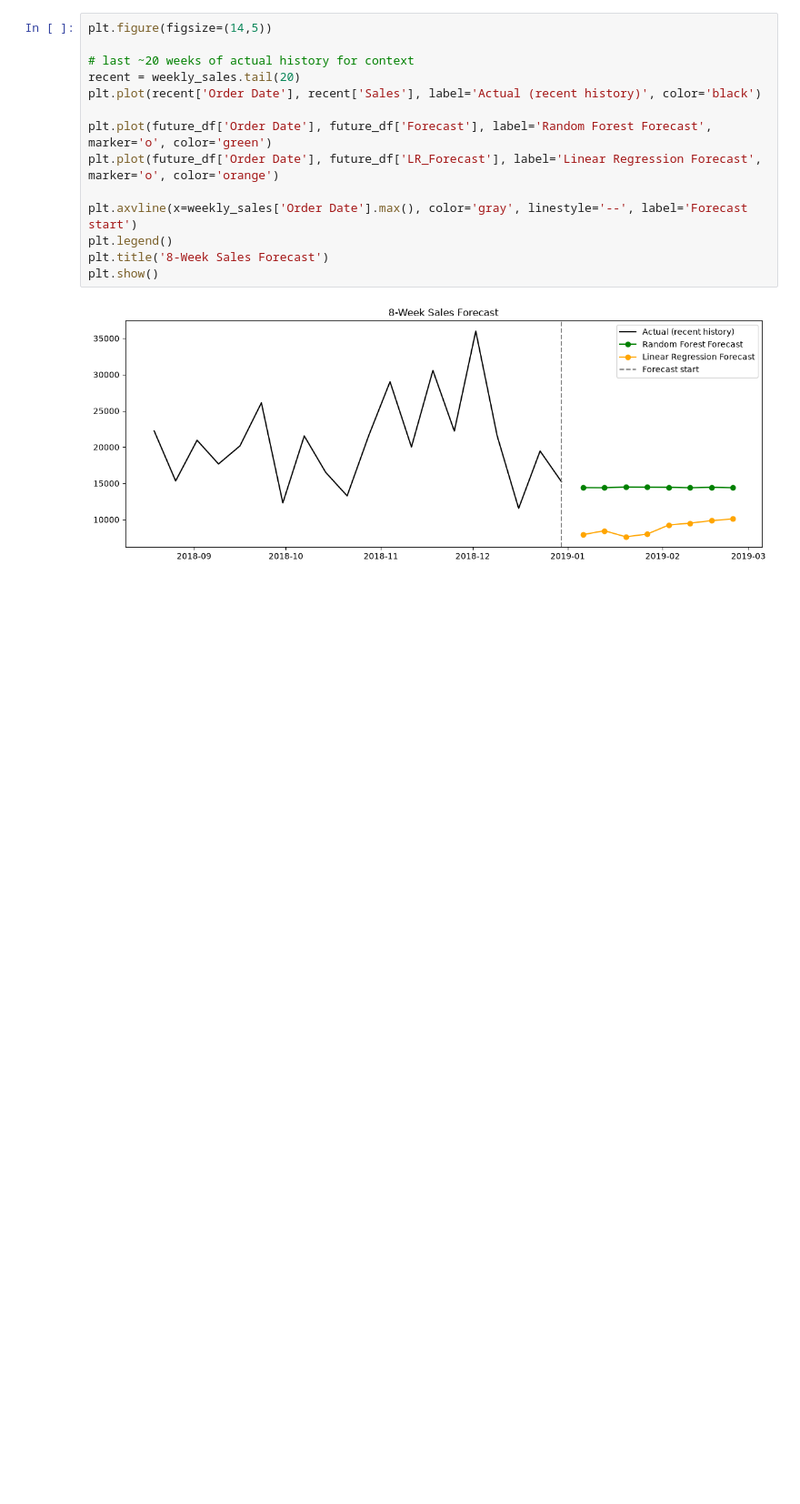
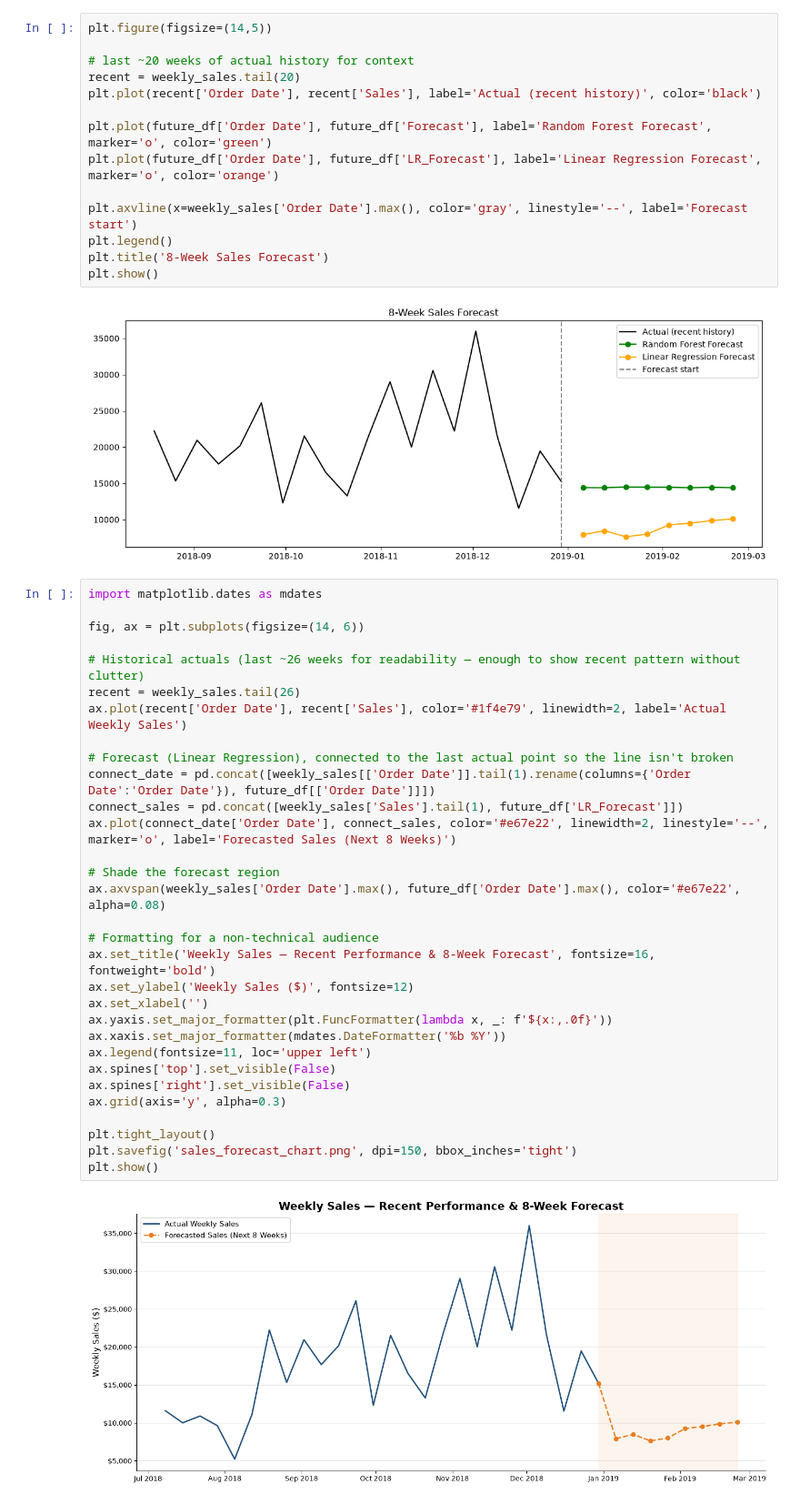
Before and after one commit to leanmuzveba/FUTURE_ML_01, a Jupyter notebook: notebooks/01_forecasting.ipynb, the cells around one changed output. Shown at 91% size. Saved outputs shown, nothing was run; the diff lists cells and outputs as text; blank space fills up the shorter version.

Commit message:
Business Facing Chart

```diff
--- a/notebooks/01_forecasting.ipynb
+++ b/notebooks/01_forecasting.ipynb
@@ -411,3 +411,36 @@ plt.title('8-Week Sales Forecast')
 plt.show()
 # %% [output]
 [figure]
+# %%
+import matplotlib.dates as mdates
+
+fig, ax = plt.subplots(figsize=(14, 6))
+
+# Historical actuals (last ~26 weeks for readability — enough to show recent pattern without clutter)
+recent = weekly_sales.tail(26)
+ax.plot(recent['Order Date'], recent['Sales'], color='#1f4e79', linewidth=2, label='Actual Weekly Sales')
+
+# Forecast (Linear Regression), connected to the last actual point so the line isn't broken
+connect_date = pd.concat([weekly_sales[['Order Date']].tail(1).rename(columns={'Order Date':'Order Date'}), future_df[['Order Date']]])
+connect_sales = pd.concat([weekly_sales['Sales'].tail(1), future_df['LR_Forecast']])
+ax.plot(connect_date['Order Date'], connect_sales, color='#e67e22', linewidth=2, linestyle='--', marker='o', label='Forecasted Sales (Next 8 Weeks)')
+
+# Shade the forecast region
+ax.axvspan(weekly_sales['Order Date'].max(), future_df['Order Date'].max(), color='#e67e22', alpha=0.08)
+
+# Formatting for a non-technical audience
+ax.set_title('Weekly Sales — Recent Performance & 8-Week Forecast', fontsize=16, fontweight='bold')
+ax.set_ylabel('Weekly Sales ($)', fontsize=12)
+ax.set_xlabel('')
+ax.yaxis.set_major_formatter(plt.FuncFormatter(lambda x, _: f'${x:,.0f}'))
+ax.xaxis.set_major_formatter(mdates.DateFormatter('%b %Y'))
+ax.legend(fontsize=11, loc='upper left')
+ax.spines['top'].set_visible(False)
+ax.spines['right'].set_visible(False)
+ax.grid(axis='y', alpha=0.3)
+
+plt.tight_layout()
+plt.savefig('sales_forecast_chart.png', dpi=150, bbox_inches='tight')
+plt.show()
+# %% [output]
+[figure, added]
```
Also changed, not shown: 2 other files.
